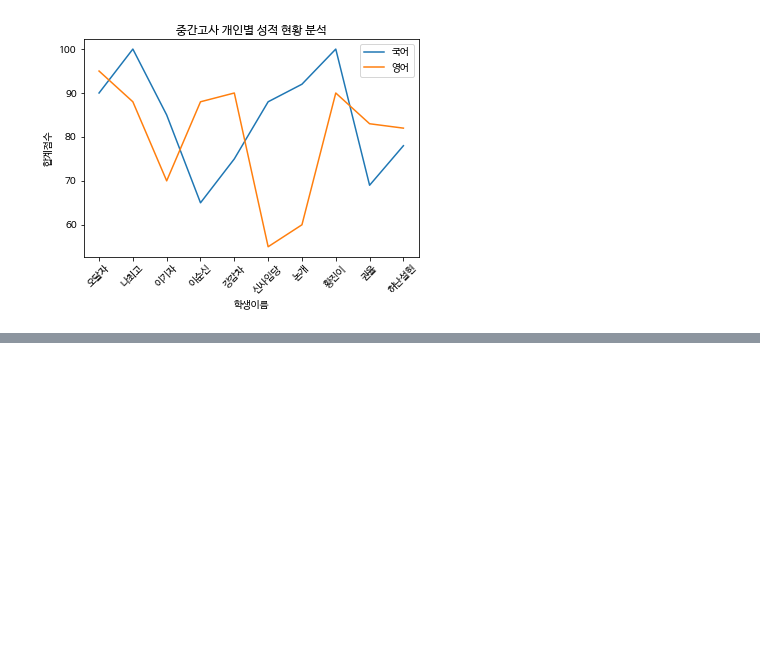
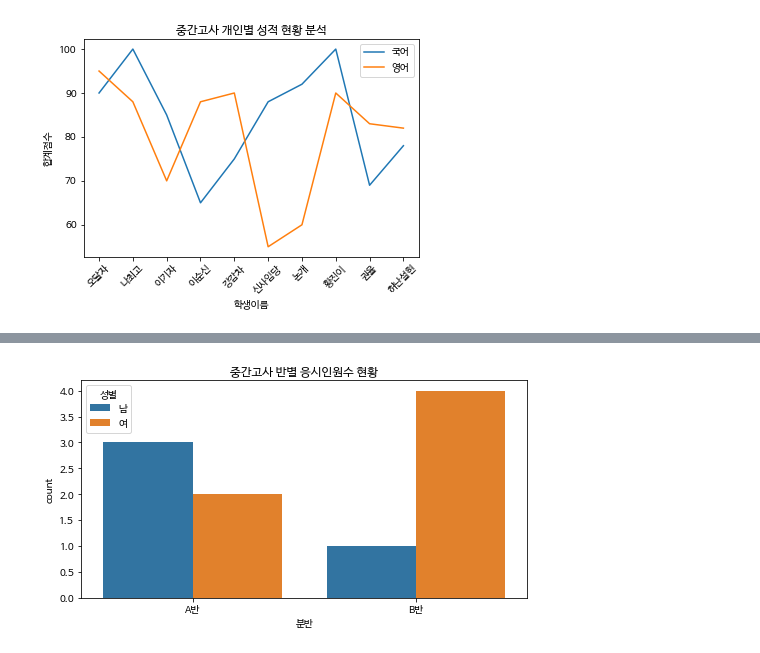
Before and after one commit to gohomeandsleep/BOJ, a Jupyter notebook: Data_visualization.ipynb, the cells around one changed output, grey strips where cells are left out. Drawn from its saved outputs; the diff is of its cells as text; code cells hidden in the pictures; blank space fills up the shorter version.

```diff
--- a/Data_visualization.ipynb
+++ b/Data_visualization.ipynb
@@ -34,0 +37,8 @@ plt.show()
+# %%
+grade = sorted(df['분반'].unique())
+plt.figure(figsize=(8,4))
+sns.countplot(x='분반', hue='성별',data=df, order = grade)
+plt.title('중간고사 반별 응시인원수 현황')
+plt.show()
+# %% [output]
+[figure, added]
```
Also changed, not shown: parts of 2 cells of this notebook.
